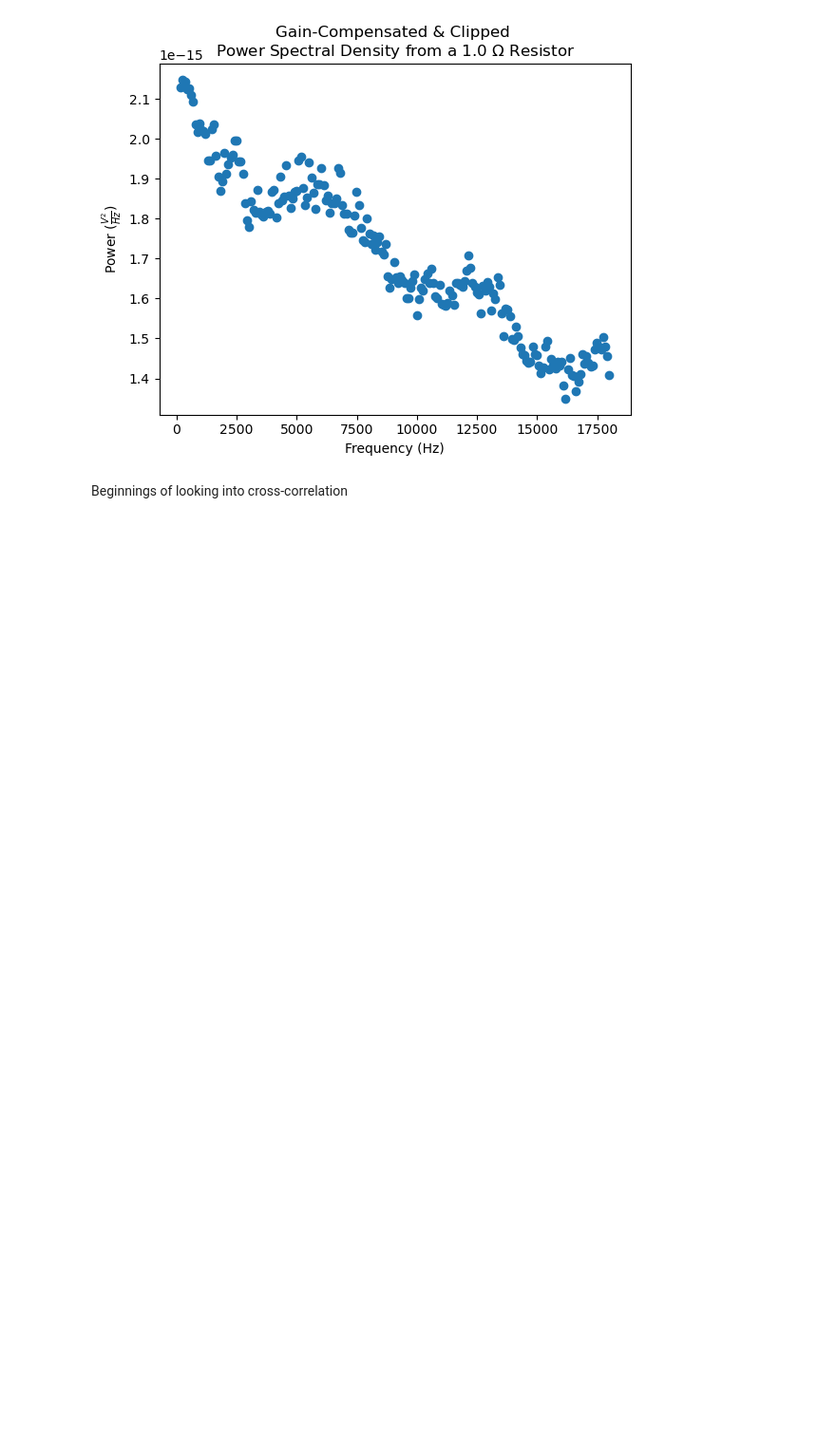
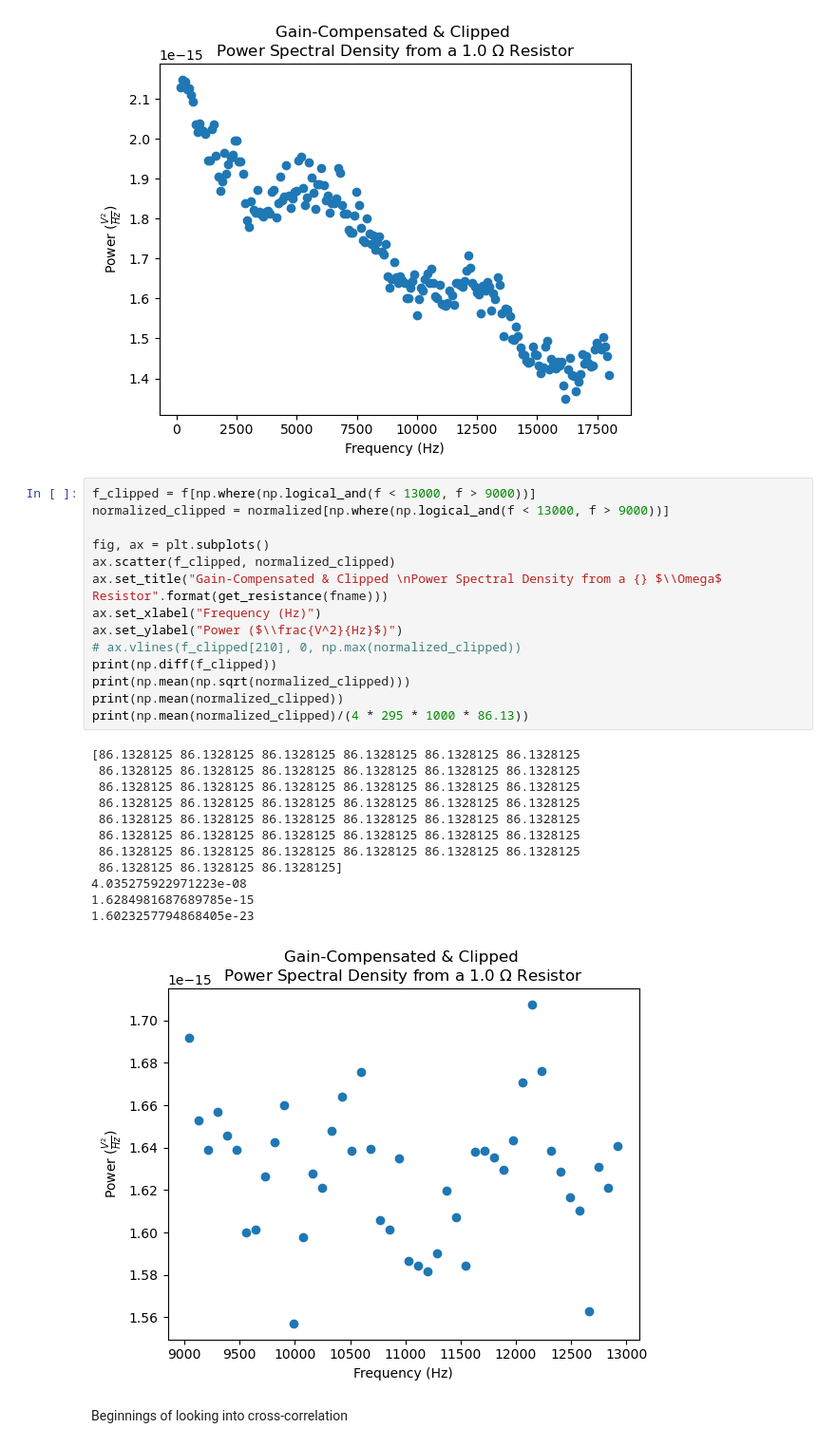
Before and after one commit to Atzphere/309-Pool, a Jupyter notebook: notebooks/johnson_analyzer.ipynb, the cells around one changed output. Shown at 95% size. Drawn from its saved outputs; the diff is of its cells as text; blank space fills up the shorter version.

```diff
--- a/notebooks/johnson_analyzer.ipynb
+++ b/notebooks/johnson_analyzer.ipynb
@@ -132,6 +132,33 @@ ax.set_ylabel("Power ($\\frac{V^2}{Hz}$)")
 # %% [output]
 Text(0, 0.5, 'Power ($\\frac{V^2}{Hz}$)')
 [figure]
+# %%
+f_clipped = f[np.where(np.logical_and(f < 13000, f > 9000))]
+normalized_clipped = normalized[np.where(np.logical_and(f < 13000, f > 9000))]
+
+fig, ax = plt.subplots()
+ax.scatter(f_clipped, normalized_clipped)
+ax.set_title("Gain-Compensated & Clipped \nPower Spectral Density from a {} $\\Omega$ Resistor".format(get_resistance(fname)))
+ax.set_xlabel("Frequency (Hz)")
+ax.set_ylabel("Power ($\\frac{V^2}{Hz}$)")
+# ax.vlines(f_clipped[210], 0, np.max(normalized_clipped))
+print(np.diff(f_clipped))
+print(np.mean(np.sqrt(normalized_clipped)))
+print(np.mean(normalized_clipped))
+print(np.mean(normalized_clipped)/(4 * 295 * 1000 * 86.13))
+# %% [output]
+[86.1328125 86.1328125 86.1328125 86.1328125 86.1328125 86.1328125
+ 86.1328125 86.1328125 86.1328125 86.1328125 86.1328125 86.1328125
+ 86.1328125 86.1328125 86.1328125 86.1328125 86.1328125 86.1328125
+ 86.1328125 86.1328125 86.1328125 86.1328125 86.1328125 86.1328125
+ 86.1328125 86.1328125 86.1328125 86.1328125 86.1328125 86.1328125
+ 86.1328125 86.1328125 86.1328125 86.1328125 86.1328125 86.1328125
+ 86.1328125 86.1328125 86.1328125 86.1328125 86.1328125 86.1328125
+ 86.1328125 86.1328125 86.1328125]
+4.035275922971223e-08
+1.6284981687689785e-15
+1.6023257794868405e-23
+[figure, added]
 # %% [markdown]
 Beginnings of looking into cross-correlation
 # %%
```
Also changed, not shown: 1 other file.
